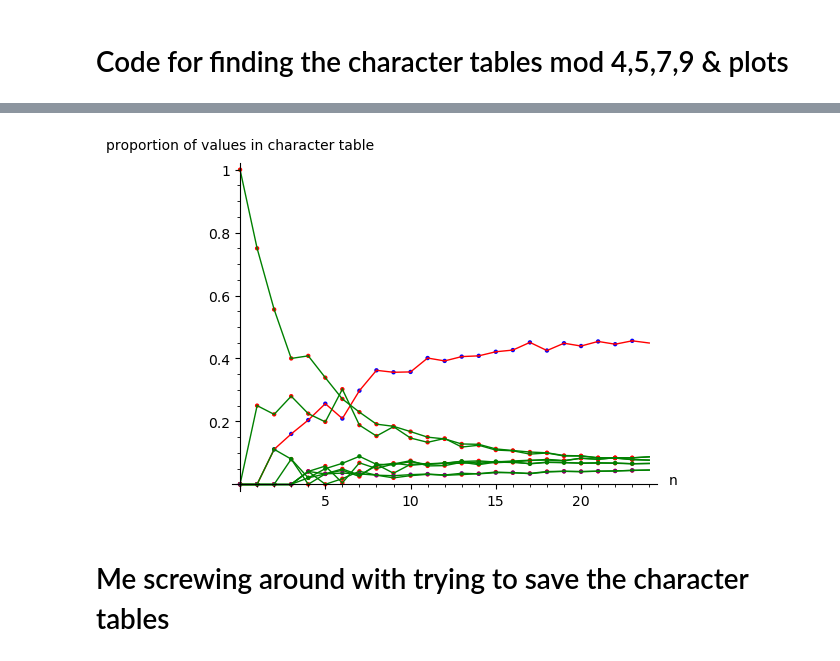
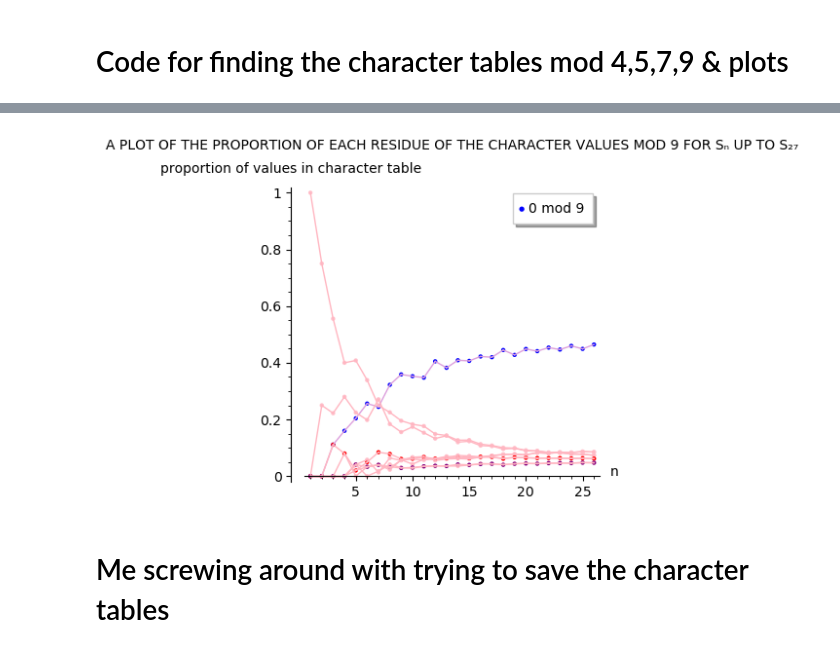
Before and after one commit to sad-ish-cat/character-values, a Jupyter notebook: character values notebook.ipynb, the cells around one changed output, grey strips where cells are left out. Saved outputs shown, nothing was run; the diff lists cells and outputs as text; code cells hidden in the pictures.

```diff
--- a/character values notebook.ipynb
+++ b/character values notebook.ipynb
@@ -115,8 +84,8 @@ P.show(axes_labels = ("n", "prop of values in character table"), axes_labels_siz
 # %%
-# calculates the residues for m = 5, up to n = 24
-n = 24
+# calculates the residues for m = 5, up to n = num_char_tables
+n = num_char_tables
 m = 5
-P0 = points([(i, proportions_list[i][m - 4][0]) for i in range(n)], color = 'blue')
+P0 = points([(i, proportions_list[i][m - 4][0]) for i in range(n)], color = 'blue', legend_label = '0 mod 5')
 P = P0
 # Pn adds the list of tuples (i, proportion of the table that's i mod m) to the graph P
 
@@ -128,12 +97,16 @@ P.show(axes_labels = ("n", "prop of values in character table"), axes_labels_siz
 # %%
-# calculates the residues for m = 7, up to n = 24
-n = 24
+# calculates the residues for m = 7, up to n = num_char_tables
+n = num_char_tables
 m = 7
-P0 = points([(i, proportions_list[i][m - 4][0]) for i in range(n)], color = 'blue')
+SUB = str.maketrans("0123456789n", "₀₁₂₃₄₅₆₇₈₉ₙ")
+SUP = str.maketrans("0123456789", "⁰¹²³⁴⁵⁶⁷⁸⁹")
+
+P0 = points([(i, proportions_list[i][m - 4][0]) for i in range(n)], color = 'purple', legend_label = '0 mod 7')
 P = P0
 # Pn adds the list of tuples (i, proportion of the table that's i mod m) to the graph P
 
 for j in range(1, m) :
-  P = P + points([(i,  proportions_list[i][m - 4][j]) for i in range(n)], color = 'red')
-P.show(axes_labels = ("n", "prop of values in character table"), axes_labels_size = 1)
+  P = P + points([(i,  proportions_list[i][m - 4][j]) for i in range(n)], color = 'hotpink', legend_label = 'agony')
+
+P.show(axes_labels = ("n", "prop of values in character table"), axes_labels_size = 1,title= 'A PLOT OF THE PROPORTION OF EACH RESIDUE OF THE CHARACTER VALUES MOD 7 FOR ' + 'Sn'.translate(SUB) + ' UP TO ' + 'S27'.translate(SUB), title_pos = (0.5, 1.1), show_legend = true, legend_markerscale = 1.2)
 # %% [output]
@@ -141,37 +114,44 @@ P.show(axes_labels = ("n", "prop of values in character table"), axes_labels_siz
 # %%
 # calculates the residues for m = 9, up to n = 24
-n = 24
+n = num_char_tables
 m = 9
-P0 = points([(i, proportions_list[i][m - 4][0]) for i in range(n)], color = 'blue')
+P0 = points([(i, proportions_list[i][m - 4][0]) for i in range(1, n)], color = 'blue', legend_label = '0 mod 9')
 P = P0
+
+# weird translation for sub and superscripts
+SUB = str.maketrans("0123456789n", "₀₁₂₃₄₅₆₇₈₉ₙ")
+SUP = str.maketrans("0123456789", "⁰¹²³⁴⁵⁶⁷⁸⁹")
 
 # Pn adds the list of tuples (i, proportion of the table that's i mod m) to the graph P
 
+# non 0, 3, or 6 mod 9 data point plots
 for j in range(1, m) :
   if j == 2 or j == 5:
     "rip the finagling"
   else :
-    P = P + points([(i,  proportions_list[i][m - 4][j]) for i in range(n)], color = 'red')
+    P = P + points([(i,  proportions_list[i][m - 4][j]) for i in range(1, n)], color = 'pink')
 
 # this is 3 mod 9
-P = P + points([(i,  proportions_list[i][m - 4][2]) for i in range(n)], color = 'green')
+P = P + points([(i,  proportions_list[i][m - 4][2]) for i in range(1, n)], color = 'red')
 
 # this is 6 mod 9
-P = P + points([(i,  proportions_list[i][m - 4][5]) for i in range(n)], color = 'purple')
+P = P + points([(i,  proportions_list[i][m - 4][5]) for i in range(1, n)], color = 'purple')
 
 var('a,b')
 model(x) = a*x+b
 
 for i in range(m) :
-  for j in range(n) :
+  for j in range(1, n - 1) :
     if i == 0 :
-      P = P + line([(j, proportions_list[j][m - 4][i]), (j + 1, proportions_list[j + 1][m - 4][i])], color = 'red')
+      # 0 mod 9 line connections
+      P = P + line([(j, proportions_list[j][m - 4][i]), (j + 1, proportions_list[j + 1][m - 4][i])], color = 'plum')
     else :
-      P = P + line([(j, proportions_list[j][m - 4][i]), (j + 1, proportions_list[j + 1][m - 4][i])], color = 'green')
+      # everything else mod 9 line connections
+      P = P + line([(j, proportions_list[j][m - 4][i]), (j + 1, proportions_list[j + 1][m - 4][i])], color = 'lightpink')
 
-P.show(axes_labels = ("n", "proportion of values in character table"), axes_labels_size = 1)
+P.show(axes_labels = ("n", "proportion of values in character table"), axes_labels_size = 1, title= 'A PLOT OF THE PROPORTION OF EACH RESIDUE OF THE CHARACTER VALUES MOD 9 FOR ' + 'Sn'.translate(SUB) + ' UP TO ' + 'S27'.translate(SUB), title_pos = (0.5, 1.1), legend_markerscale = 1.2)
 # %% [output]
-[figure, old version]
+[figure, new version]
 # %% [markdown]
 # Me screwing around with trying to save the character tables
 # %%
```
Also changed, not shown: parts of 24 cells of this notebook, 1 other file.
